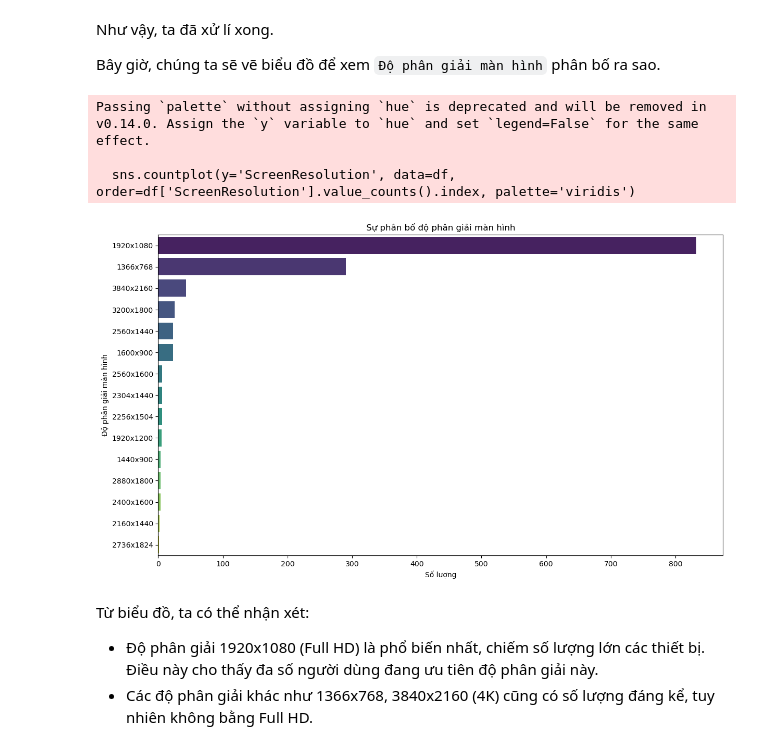
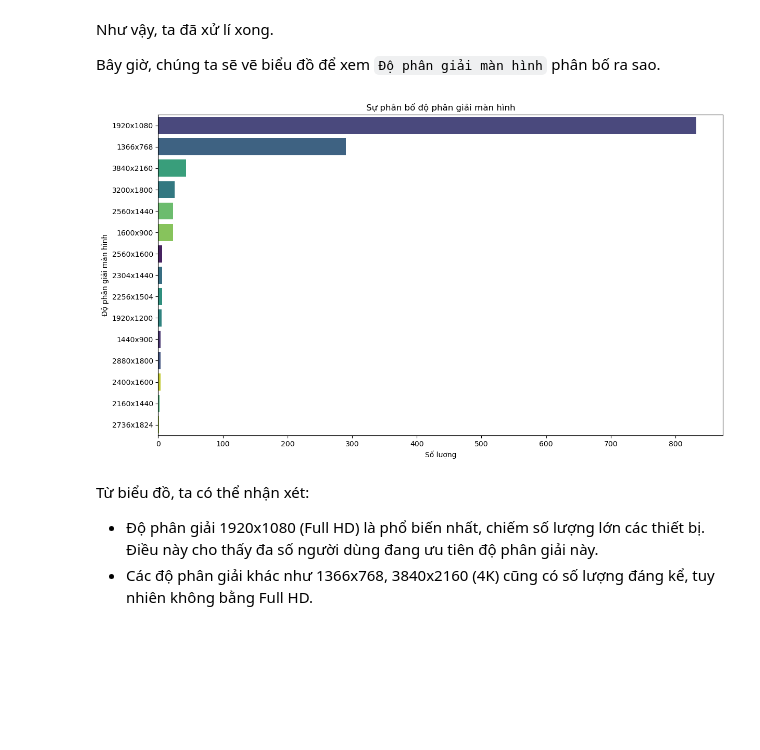
Before and after one commit to nguyennn263/final-lab-programming4DS, a Jupyter notebook: final-lab.ipynb, the cells around one changed output. Cells and saved outputs as stored; diff of their text form; code cells hidden in the pictures; blank space fills up the shorter version.

```diff
--- a/final-lab.ipynb
+++ b/final-lab.ipynb
@@ -1638,16 +1638,13 @@ Bây giờ, chúng ta sẽ vẽ biểu đồ để xem `Độ phân giải màn
 # %%
 # Trực quan
 plt.figure(figsize=(14, 8))
-sns.countplot(y='ScreenResolution', data=df, order=df['ScreenResolution'].value_counts().index, palette='viridis')
+sns.countplot(y='ScreenResolution', data=df, order=df['ScreenResolution'].value_counts().index, palette='viridis', hue='ScreenResolution', legend=False)
 plt.title('Sự phân bố độ phân giải màn hình')
 plt.xlabel('Số lượng')
 plt.ylabel('Độ phân giải màn hình')
 plt.show()
 # %% [output]
-Passing `palette` without assigning `hue` is deprecated and will be removed in v0.14.0. Assign the `y` variable to `hue` and set `legend=False` for the same effect.
-
-  sns.countplot(y='ScreenResolution', data=df, order=df['ScreenResolution'].value_counts().index, palette='viridis')
-[figure, old version]
+[figure, new version]
 # %% [markdown]
 Từ biểu đồ, ta có thể nhận xét:
 - Độ phân giải 1920x1080 (Full HD) là phổ biến nhất, chiếm số lượng lớn các thiết bị. Điều này cho thấy đa số người dùng đang ưu tiên độ phân giải này.
```
Also changed, not shown: parts of 1 cell of this notebook.
